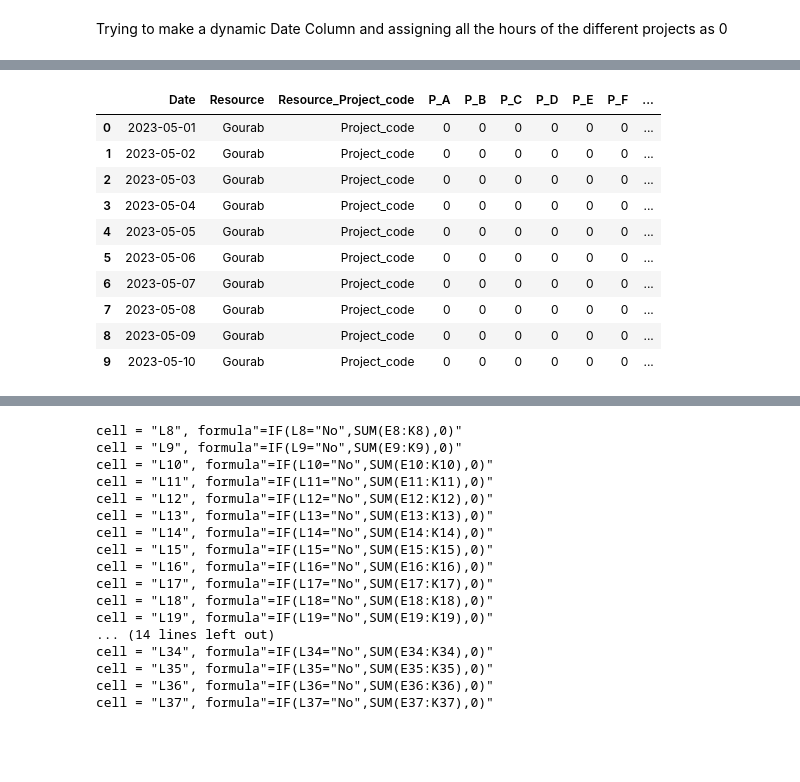
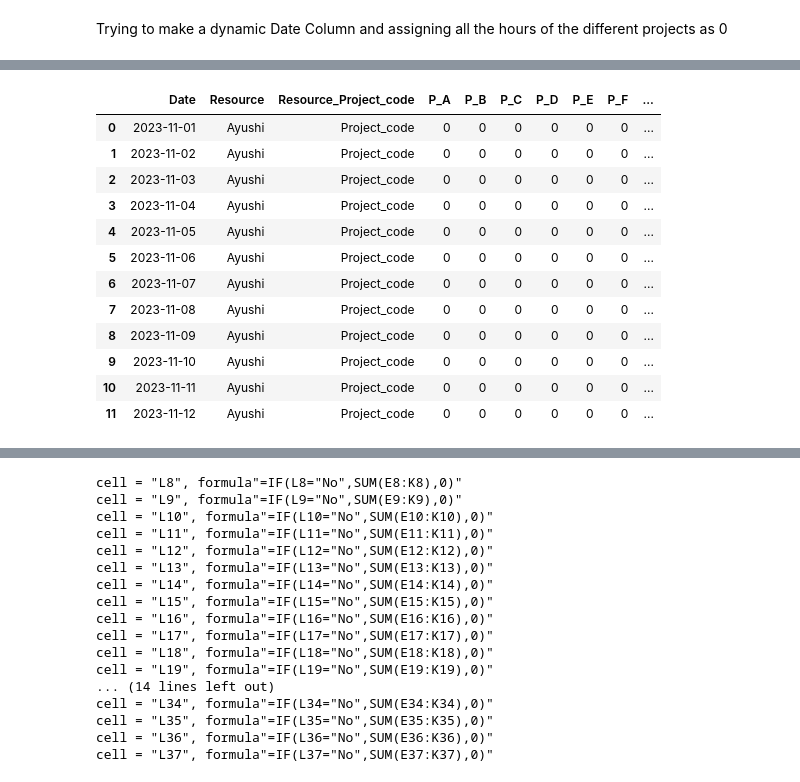
Before and after one commit to gouravk1997/Demo_repository, a Jupyter notebook: Automation-timesheet-code.ipynb, the cells around one changed output, grey strips where cells are left out. Cells and saved outputs as stored; diff of their text form; code cells hidden in the pictures; blank space fills up the shorter version.

```diff
--- a/Automation-timesheet-code.ipynb
+++ b/Automation-timesheet-code.ipynb
@@ -31,3 +28,15 @@ time = pd.DataFrame()
+# %%
+# initialising the dataframes
+
+# dataframe for saturday as a weekend and
+time = pd.DataFrame()
+
+# normal dataframe for saturday and sunday as week-off
+time1 = pd.DataFrame()
+
+
+# dataframe for sunday as weekend and Friday and Saturday as weekoff
+time2 = pd.DataFrame()
 # %% [markdown]
 Trying to make a dynamic Date Column and assigning all the hours of the different projects as 0
 # %%
@@ -57,3 +84,21 @@ time["P_G"] = 0
+# %%
+#adjust the parameters in this step to get the desired output(for Saturday and Sunday as weekoff)
+
+date_creator = create_range(month = 'November', year = 2023)
+
+time2["Date"] = date_creator
+
+time2["Resource"] = "Ayushi"
+
+time2["Resource_Project_code"] = "Project_code"
+
+time2["P_A"] = 0
+time2["P_B"] = 0
+time2["P_C"] = 0
+time2["P_D"] = 0
+time2["P_E"] = 0
+time2["P_F"] = 0
+time2["P_G"] = 0
 # %%
 time.head()
 # %% [output]
@@ -84,17 +147,3 @@ def is_weekoff_weekend(date):
         return "Working Day"
 
 time['day-description'] = time['Date'].apply(is_weekoff_weekend)
-# %%
-time.head(10)
-# %% [output]
-|  | Date | Resource | Resource_Project_code | P_A | P_B | P_C | P_D | P_E | P_F | ... |
-| 0 | 2023-05-01 | Gourab | Project_code | 0 | 0 | 0 | 0 | 0 | 0 | ... |
-| 1 | 2023-05-02 | Gourab | Project_code | 0 | 0 | 0 | 0 | 0 | 0 | ... |
-| 2 | 2023-05-03 | Gourab | Project_code | 0 | 0 | 0 | 0 | 0 | 0 | ... |
-| 3 | 2023-05-04 | Gourab | Project_code | 0 | 0 | 0 | 0 | 0 | 0 | ... |
-| 4 | 2023-05-05 | Gourab | Project_code | 0 | 0 | 0 | 0 | 0 | 0 | ... |
-| 5 | 2023-05-06 | Gourab | Project_code | 0 | 0 | 0 | 0 | 0 | 0 | ... |
-| 6 | 2023-05-07 | Gourab | Project_code | 0 | 0 | 0 | 0 | 0 | 0 | ... |
-| 7 | 2023-05-08 | Gourab | Project_code | 0 | 0 | 0 | 0 | 0 | 0 | ... |
-| 8 | 2023-05-09 | Gourab | Project_code | 0 | 0 | 0 | 0 | 0 | 0 | ... |
-| 9 | 2023-05-10 | Gourab | Project_code | 0 | 0 | 0 | 0 | 0 | 0 | ... |
@@ -101 +161,26 @@ time.head(10)
+# %%
+#function to make customised weekend (for Saturday and Sunday as week-off)
+def is_weekoff_weekend_normal(date):
+    if date.weekday() == 6 or date.weekday() == 5:
+        return "Week-Off"
+    else:
+        return "Working Day"
+
+time2['day-description'] = time2['Date'].apply(is_weekoff_weekend_normal)
+# %%
+time2.head(12)
+# %% [output]
+|  | Date | Resource | Resource_Project_code | P_A | P_B | P_C | P_D | P_E | P_F | ... |
+| 0 | 2023-11-01 | Ayushi | Project_code | 0 | 0 | 0 | 0 | 0 | 0 | ... |
+| 1 | 2023-11-02 | Ayushi | Project_code | 0 | 0 | 0 | 0 | 0 | 0 | ... |
+| 2 | 2023-11-03 | Ayushi | Project_code | 0 | 0 | 0 | 0 | 0 | 0 | ... |
+| 3 | 2023-11-04 | Ayushi | Project_code | 0 | 0 | 0 | 0 | 0 | 0 | ... |
+| 4 | 2023-11-05 | Ayushi | Project_code | 0 | 0 | 0 | 0 | 0 | 0 | ... |
+| 5 | 2023-11-06 | Ayushi | Project_code | 0 | 0 | 0 | 0 | 0 | 0 | ... |
+| 6 | 2023-11-07 | Ayushi | Project_code | 0 | 0 | 0 | 0 | 0 | 0 | ... |
+| 7 | 2023-11-08 | Ayushi | Project_code | 0 | 0 | 0 | 0 | 0 | 0 | ... |
+| 8 | 2023-11-09 | Ayushi | Project_code | 0 | 0 | 0 | 0 | 0 | 0 | ... |
+| 9 | 2023-11-10 | Ayushi | Project_code | 0 | 0 | 0 | 0 | 0 | 0 | ... |
+| 10 | 2023-11-11 | Ayushi | Project_code | 0 | 0 | 0 | 0 | 0 | 0 | ... |
+| 11 | 2023-11-12 | Ayushi | Project_code | 0 | 0 | 0 | 0 | 0 | 0 | ... |
 # %%
```
Also changed, not shown: parts of 22 cells of this notebook.
